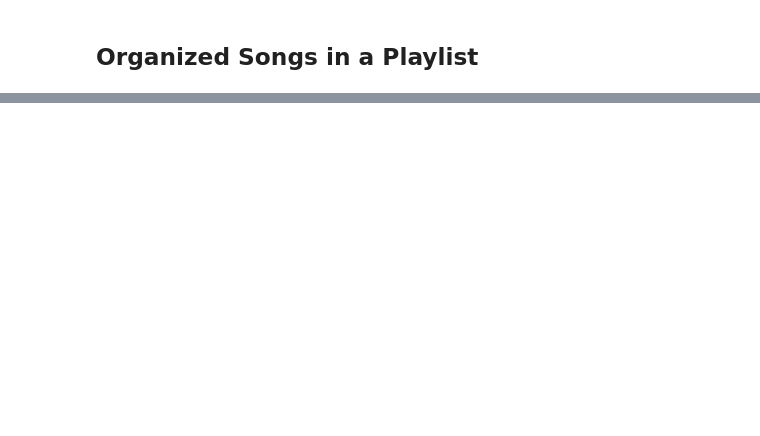
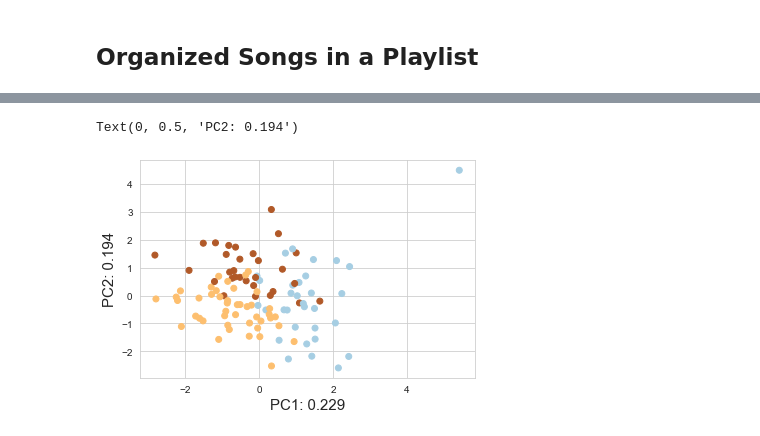
Before and after one commit to hluebbering/music-clustering, a Jupyter notebook: scripts/notebook.ipynb, the cells around one changed output, grey strips where cells are left out. Saved outputs shown, nothing was run; the diff lists cells and outputs as text; code cells hidden in the pictures; blank space fills up the shorter version.

```diff
--- a/scripts/notebook.ipynb
+++ b/scripts/notebook.ipynb
@@ -644,0 +535,17 @@ for p in predictions:
+# %%
+from sklearn.preprocessing import StandardScaler
+scaler = StandardScaler()
+scaler.fit(playlist_tracks.drop(['artist', 'name'], axis = 1))
+scaled_data = scaler.transform(playlist_tracks.drop(['artist', 'name'], axis = 1))
+# %%
+from sklearn.decomposition import PCA
+pca = PCA(n_components =2)
+pca.fit(scaled_data)
+data_pca = pca.transform(scaled_data)
+
+plt.scatter(data_pca[:,0], data_pca[:,1], c = list(kmeans.labels_), cmap = 'Paired')
+plt.xlabel('PC1: {:.3f}'.format(pca.explained_variance_ratio_[0]), size = 15)
+plt.ylabel('PC2: {:.3f}'.format(pca.explained_variance_ratio_[1]), size = 15)
+# %% [output]
+Text(0, 0.5, 'PC2: 0.194')
+[figure, added]
```
Also changed, not shown: parts of 28 cells of this notebook.
